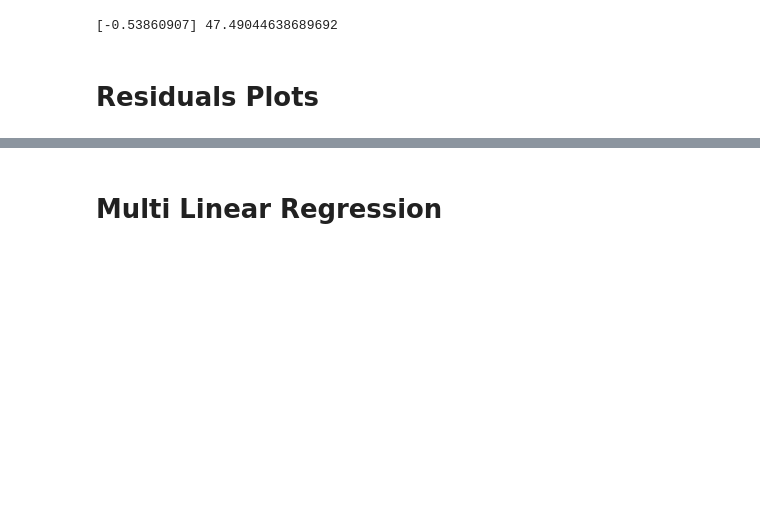
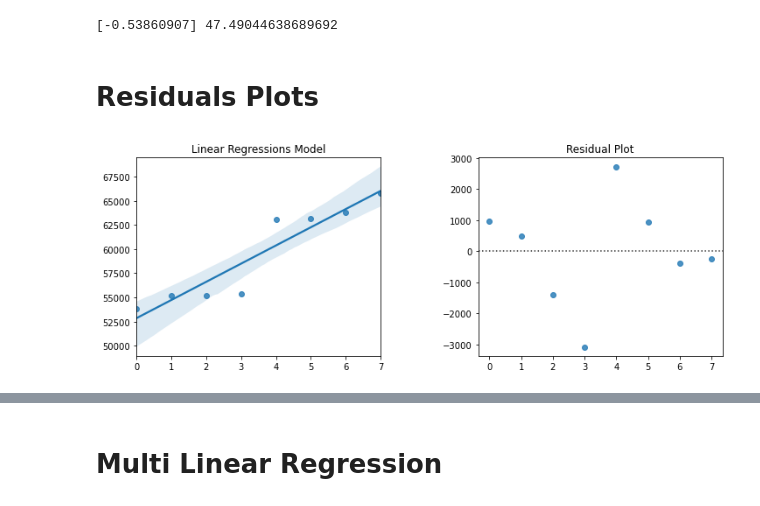
Before and after one commit to r2klabs/RegressionExamples, a Jupyter notebook: LinearRegression.ipynb, the cells around one changed output, grey strips where cells are left out. Drawn from its saved outputs; the diff is of its cells as text; code cells hidden in the pictures; blank space fills up the shorter version.

Commit message:
Final Regression Notebook

```diff
--- a/LinearRegression.ipynb
+++ b/LinearRegression.ipynb
@@ -133,3 +135,21 @@ print(model6.coef_,model6.intercept_)
 [-0.53860907] 47.49044638689692
 # %% [markdown]
 # Residuals Plots
+# %%
+def check_plots(x, y):
+    fig = plt.figure(figsize=(12,10))
+    fig.subplots_adjust(hspace=0.4, wspace=0.4)
+    ax = fig.add_subplot(2, 2, 1)
+
+    sns.regplot(x=x,y=y, ax=ax)
+
+    ax.set_title("Linear Regressions Model")
+    ax = fig.add_subplot(2, 2, 2)
+
+    sns.residplot(x=x,y=y, ax=ax)
+
+    ax.set_title("Residual Plot")
+# %%
+check_plots(year, income)
+# %% [output]
+[figure, added]
```
Also changed, not shown: parts of 95 cells of this notebook, 5 other files.
